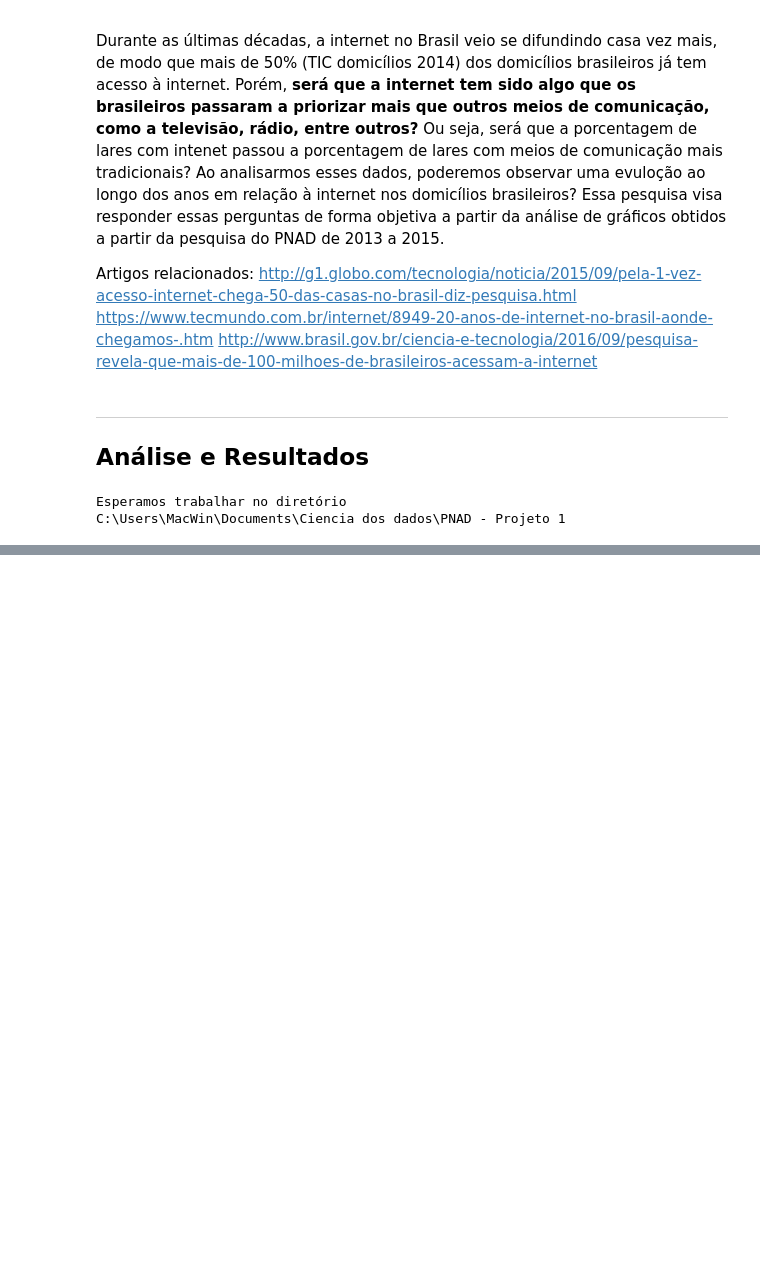
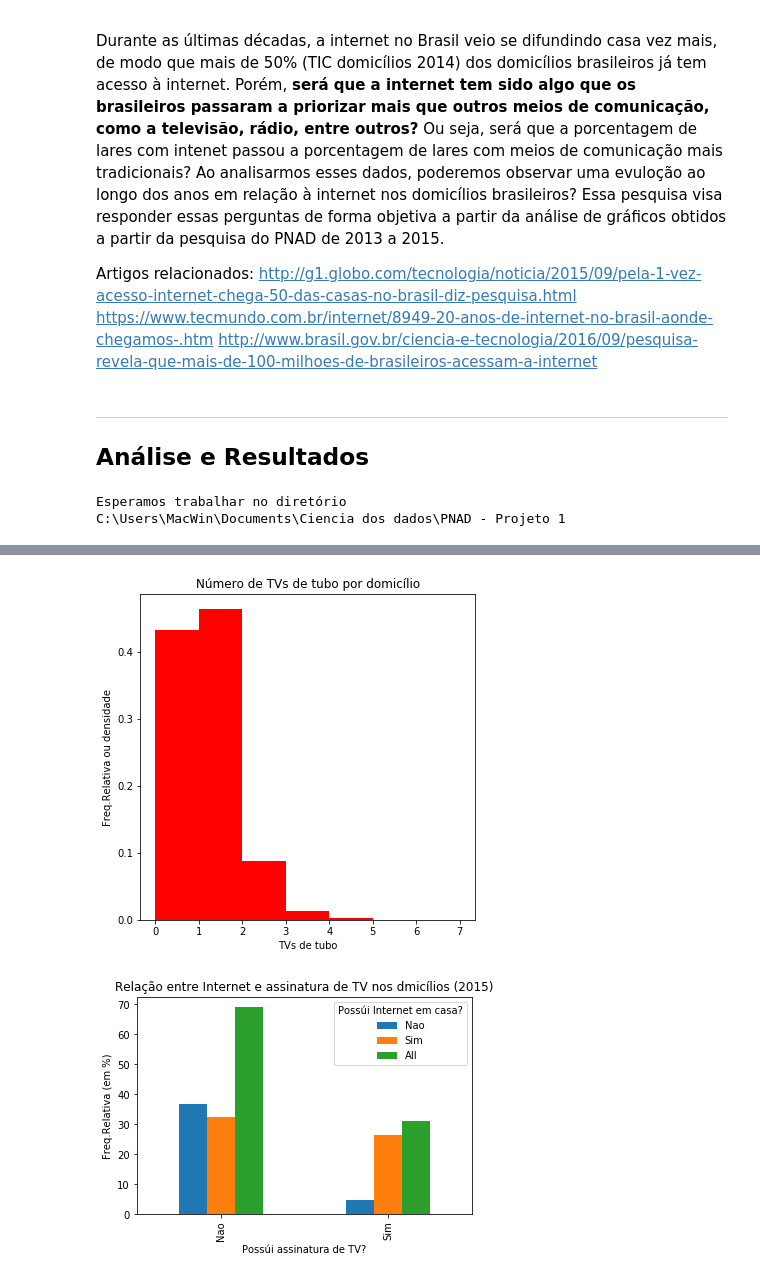
Before and after one commit to Veguinho/CD2017, a Jupyter notebook: Projeto1 - vFINAL.ipynb, the cells around one changed output, grey strips where cells are left out. Drawn from its saved outputs; the diff is of its cells as text; code cells hidden in the pictures; blank space fills up the shorter version.

```diff
--- a/Projeto1 - vFINAL.ipynb
+++ b/Projeto1 - vFINAL.ipynb
@@ -152,3 +109,28 @@ tabela
+# %%
+# Tabelas univariada - TV de tubo
+faixa = np.arange(0,8,1)
+plot = dados.NUMERO_TV_TUBO.plot.hist(bins=faixa, title='Número de TVs de tubo por domicílio', figsize=(6, 6), normed=1,color='r')
+plt.ylabel('Freq.Relativa ou densidade')
+plt.xlabel('TVs de tubo')
+plt.show()
+
+#Tabela cruzada - TEM INTERNET x TEM ASSINATURA TV
+crossINTERNET_ASS=pd.crosstab(dados.TEM_ASSINATURA_TV, dados.DOMICILIO_ACESSO_INTERNET, margins=True, rownames=['Possúi assinatura de TV?'], colnames=['Possúi Internet em casa?'], normalize=True)*100
+plot = crossINTERNET_ASS.iloc[0:2].plot(kind='bar', title='Relação entre Internet e assinatura de TV nos dmicílios (2015)')
+plt.ylabel('Freq.Relativa (em %)')
+plt.show()
+
+
+
+#
+tabela.to_csv('Projeto1_vFINAL2015_Rafael.csv', sep=',')
+#tabela[(dados.DOMICILIO_ACESSO_INTERNET == "Sim") | (dados.DOMICILIO_ACESSO_INTERNET == "Nao")]
+#tabela
+#porcent = pd.Series([acessoInter["Sim"], acessoRadio["Sim"], acessoDvd["Sim"], acessoTV["Sim"]],[acessoInter["Nao"], acessoRadio["Nao"], acessoDvd["Nao"], acessoTV["Nao"]])
+#porcent
+# %% [output]
+[figure, added]
+[figure, added]
 # %%
 #2014
 print("##########Dados de 2014##########")
```
Also changed, not shown: parts of 7 cells of this notebook.
